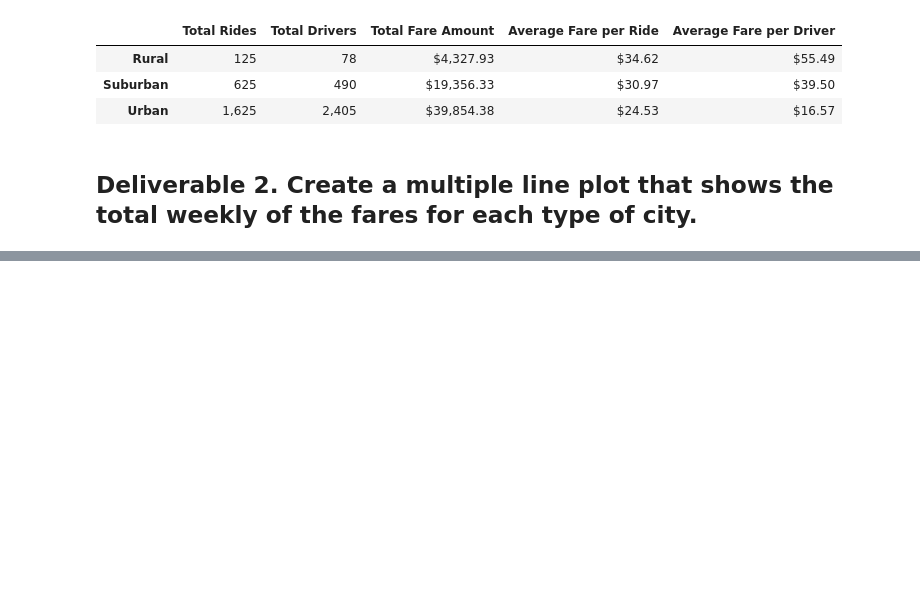
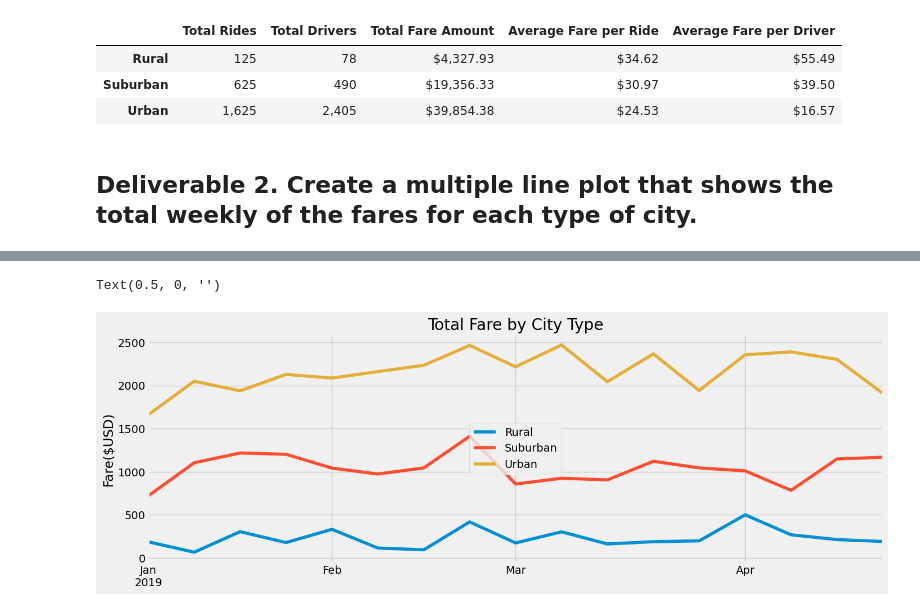
Before and after one commit to blprentice/PyBer_Analysis, a Jupyter notebook: challenge/Starter_Code/PyBer_Challenge_starter_code.ipynb, the cells around one changed output, grey strips where cells are left out. Cells and saved outputs as stored; diff of their text form; code cells hidden in the pictures; blank space fills up the shorter version.

```diff
--- a/challenge/Starter_Code/PyBer_Challenge_starter_code.ipynb
+++ b/challenge/Starter_Code/PyBer_Challenge_starter_code.ipynb
@@ -130,3 +171,5 @@ pyber_summary_df
 # %%
 # 3. Create a pivot table with the 'date' as the index, the columns ='type', and values='fare'
 # to get the total fares for each type of city by the date.
+fares_sum_by_date_df_pivot = fares_sum_by_date_df.pivot(index='date', columns='type', values='fare')
+fares_sum_by_date_df_pivot
@@ -133,2 +191,4 @@ pyber_summary_df
 # %%
 # 4. Create a new DataFrame from the pivot table DataFrame using loc on the given dates, '2019-01-01':'2019-04-28'.
+given_dates_df = pd.DataFrame(fares_sum_by_date_df_pivot).loc()['2019-01-01':'2019-04-28']
+given_dates_df
@@ -135,3 +210,5 @@ pyber_summary_df
 # %%
 # 5. Set the "date" index to datetime datatype. This is necessary to use the resample() method in Step 8.
 # df.index = pd.to_datetime(df.index)
+given_dates_df.index = pd.to_datetime(given_dates_df.index)
+given_dates_df
@@ -140,2 +244,4 @@ pyber_summary_df
 # %%
 # 7. Create a new DataFrame using the "resample()" function by week 'W' and get the sum of the fares for each week.
+given_dates_resample_df = pd.DataFrame(given_dates_df).resample('W').sum()
+given_dates_resample_df
@@ -142,7 +268,20 @@ pyber_summary_df
 # %%
 # 8. Using the object-oriented interface method, plot the resample DataFrame using the df.plot() function.
 
 # Import the style from Matplotlib.
 from matplotlib import style
 # Use the graph style fivethirtyeight.
 style.use('fivethirtyeight')
+# Plot
+given_dates_resample_df.plot(figsize=(15, 5))
+# Create a title.
+plt.title('Total Fare by City Type')
+# Set label for y-axis
+plt.ylabel('Fare($USD)')
+# Place legend in center of plot
+plt.legend(loc='center')
+# Remove x-axis label
+plt.xlabel("")
+# %% [output]
+Text(0.5, 0, '')
+[figure, added]
```
Also changed, not shown: parts of 8 cells of this notebook, 1 other file.
